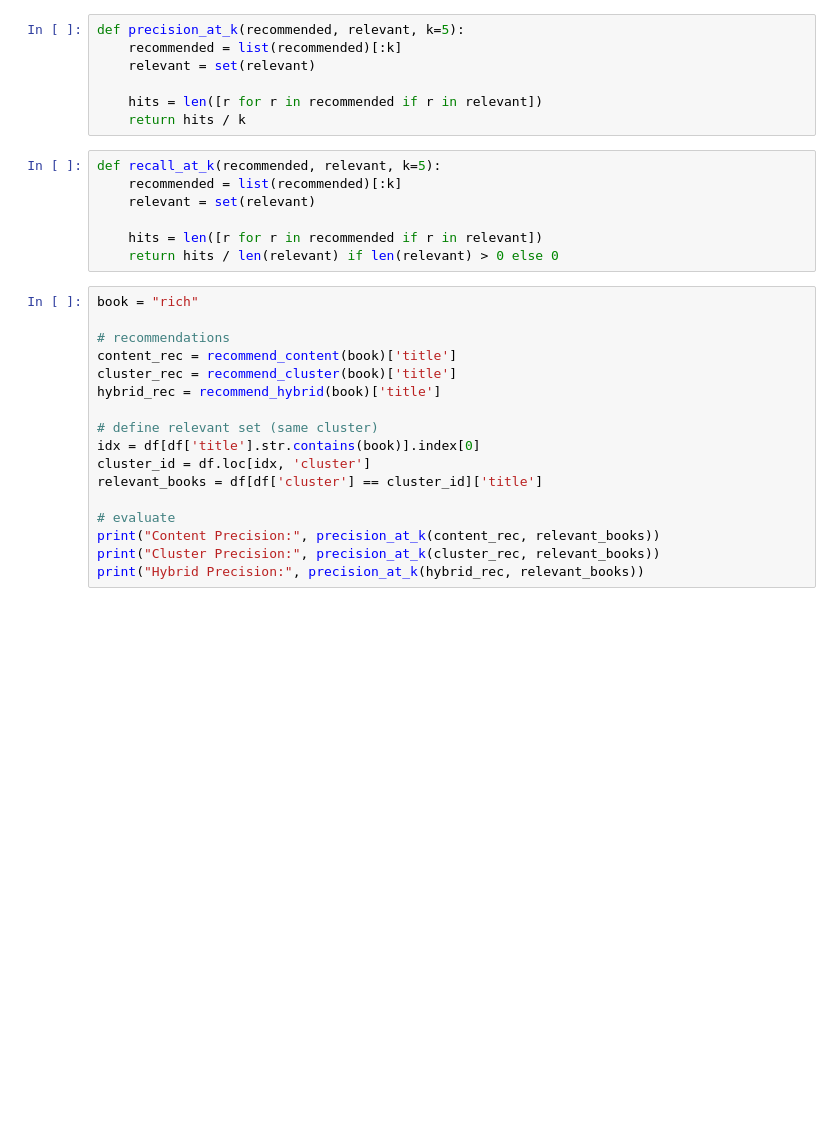
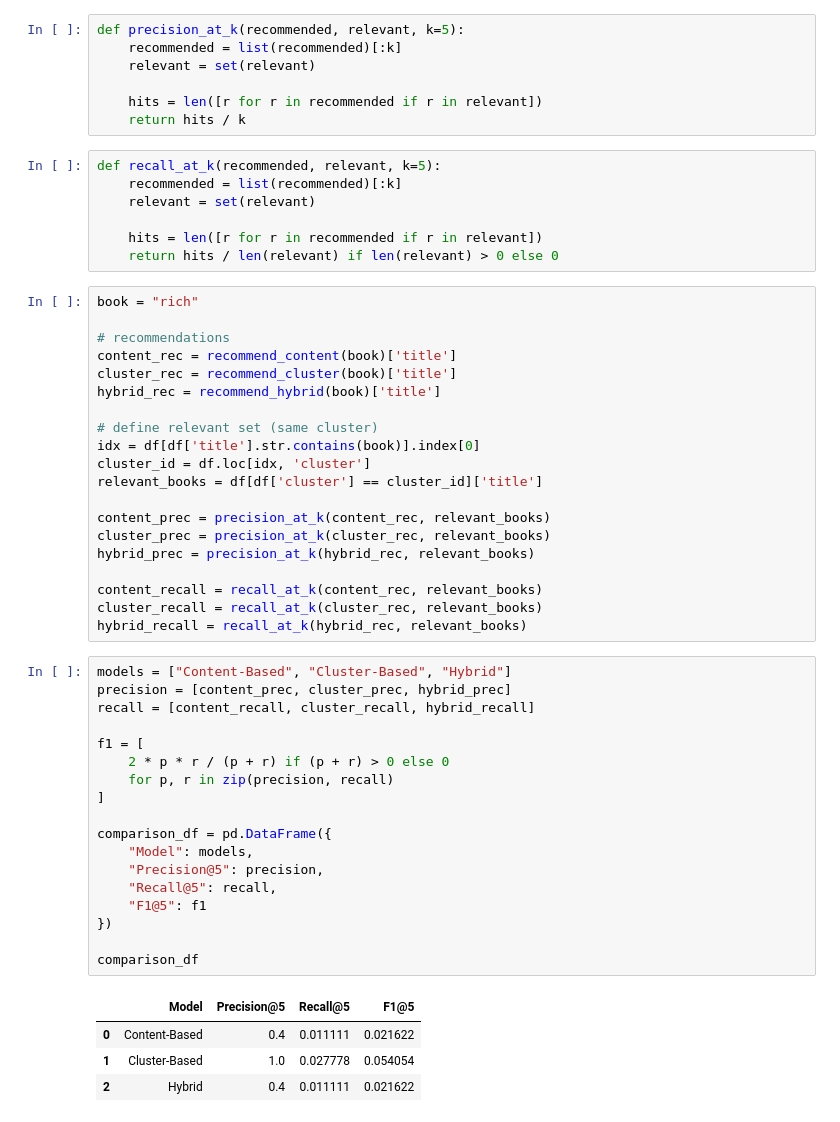
Before and after one commit to dilibansbai/audible-insights, a Jupyter notebook: main.ipynb, the cells around one changed output. Cells and saved outputs as stored; diff of their text form; blank space fills up the shorter version.

```diff
--- a/main.ipynb
+++ b/main.ipynb
@@ -212,7 +260,33 @@ idx = df[df['title'].str.contains(book)].index[0]
 cluster_id = df.loc[idx, 'cluster']
 relevant_books = df[df['cluster'] == cluster_id]['title']
 
-# evaluate
-print("Content Precision:", precision_at_k(content_rec, relevant_books))
-print("Cluster Precision:", precision_at_k(cluster_rec, relevant_books))
-print("Hybrid Precision:", precision_at_k(hybrid_rec, relevant_books))
+content_prec = precision_at_k(content_rec, relevant_books)
+cluster_prec = precision_at_k(cluster_rec, relevant_books)
+hybrid_prec = precision_at_k(hybrid_rec, relevant_books)
+
+content_recall = recall_at_k(content_rec, relevant_books)
+cluster_recall = recall_at_k(cluster_rec, relevant_books)
+hybrid_recall = recall_at_k(hybrid_rec, relevant_books)
+# %%
+models = ["Content-Based", "Cluster-Based", "Hybrid"]
+precision = [content_prec, cluster_prec, hybrid_prec]
+recall = [content_recall, cluster_recall, hybrid_recall]
+
+f1 = [
+    2 * p * r / (p + r) if (p + r) > 0 else 0
+    for p, r in zip(precision, recall)
+]
+
+comparison_df = pd.DataFrame({
+    "Model": models,
+    "Precision@5": precision,
+    "Recall@5": recall,
+    "F1@5": f1
+})
+
+comparison_df
+# %% [output]
+|  | Model | Precision@5 | Recall@5 | F1@5 |
+| 0 | Content-Based | 0.4 | 0.011111 | 0.021622 |
+| 1 | Cluster-Based | 1.0 | 0.027778 | 0.054054 |
+| 2 | Hybrid | 0.4 | 0.011111 | 0.021622 |
```
Also changed, not shown: parts of 7 cells of this notebook.
